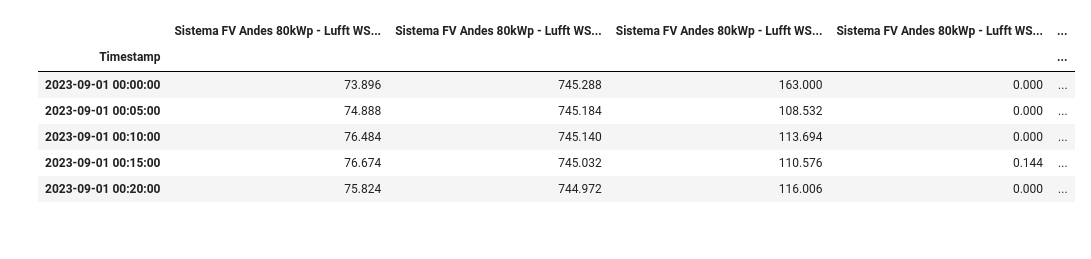
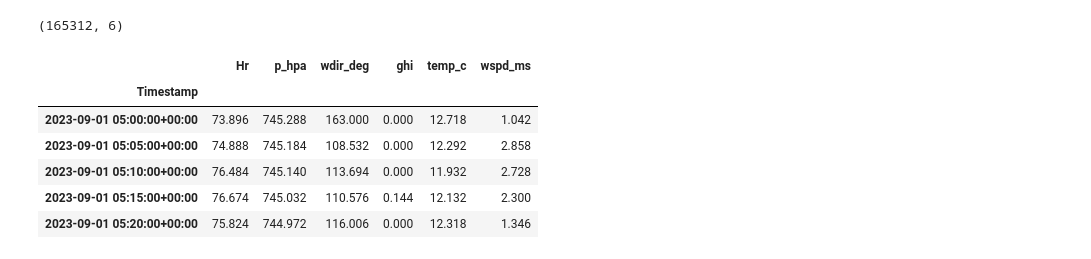
Before and after one commit to EstebanLN/irradiance-fusion-forecast, a Jupyter notebook: Notebooks/Exploración.ipynb, the cells around one changed output. Saved outputs shown, nothing was run; the diff lists cells and outputs as text; code cells hidden in the pictures.

```diff
--- a/Notebooks/Exploración.ipynb
+++ b/Notebooks/Exploración.ipynb
@@ -37,10 +63,29 @@ df = pd.read_csv("../data/datos_uniandes/datos_tierra.csv",
 # %%
+if df.index.tz is None:
+    df.index = df.index.tz_localize("America/Bogota")
+else:
+    df.index = df.index.tz_convert("America/Bogota")
+df = df.tz_convert("UTC")
+
+# Normaliza nombres de columnas (más cortos y claros)
+rename_map = {
+    "Sistema FV Andes 80kWp - Lufft WS501 BM: RS485-2 67 - Humedad relativa del aire 1 [%] - E_AH_REL1": "Hr",
+    "Sistema FV Andes 80kWp - Lufft WS501 BM: RS485-2 67 - Presión relativa del aire 1 [hPa] - E_AP_REL1": "p_hpa",
+    "Sistema FV Andes 80kWp - Lufft WS501 BM: RS485-2 67 - Dirección del viento [°] - E_W_D": "wdir_deg",
+    "Sistema FV Andes 80kWp - Lufft WS501 BM: RS485-2 67 - Radiación [W/m²] - SRAD": "ghi",
+    "Sistema FV Andes 80kWp - Lufft WS501 BM: RS485-2 67 - Temperatura [°C] - T": "temp_c",
+    "Sistema FV Andes 80kWp - Lufft WS501 BM: RS485-2 67 - Velocidad del viento [m/s] - E_W_S": "wspd_ms",
+}
+df = df.rename(columns=rename_map).sort_index()
+
+print(df.shape)
 df.head()
 # %% [output]
+(165312, 6)
-|  | Sistema FV Andes 80kWp - Lufft WS... | Sistema FV Andes 80kWp - Lufft WS... | Sistema FV Andes 80kWp - Lufft WS... | Sistema FV Andes 80kWp - Lufft WS... | ... |
-| Timestamp |  |  |  |  | ... |
-| 2023-09-01 00:00:00 | 73.896 | 745.288 | 163.000 | 0.000 | ... |
-| 2023-09-01 00:05:00 | 74.888 | 745.184 | 108.532 | 0.000 | ... |
-| 2023-09-01 00:10:00 | 76.484 | 745.140 | 113.694 | 0.000 | ... |
-| 2023-09-01 00:15:00 | 76.674 | 745.032 | 110.576 | 0.144 | ... |
-| 2023-09-01 00:20:00 | 75.824 | 744.972 | 116.006 | 0.000 | ... |
+|  | Hr | p_hpa | wdir_deg | ghi | temp_c | wspd_ms |
+| Timestamp |  |  |  |  |  |  |
+| 2023-09-01 05:00:00+00:00 | 73.896 | 745.288 | 163.000 | 0.000 | 12.718 | 1.042 |
+| 2023-09-01 05:05:00+00:00 | 74.888 | 745.184 | 108.532 | 0.000 | 12.292 | 2.858 |
+| 2023-09-01 05:10:00+00:00 | 76.484 | 745.140 | 113.694 | 0.000 | 11.932 | 2.728 |
+| 2023-09-01 05:15:00+00:00 | 76.674 | 745.032 | 110.576 | 0.144 | 12.132 | 2.300 |
+| 2023-09-01 05:20:00+00:00 | 75.824 | 744.972 | 116.006 | 0.000 | 12.318 | 1.346 |
```
Also changed, not shown: parts of 17 cells of this notebook.
